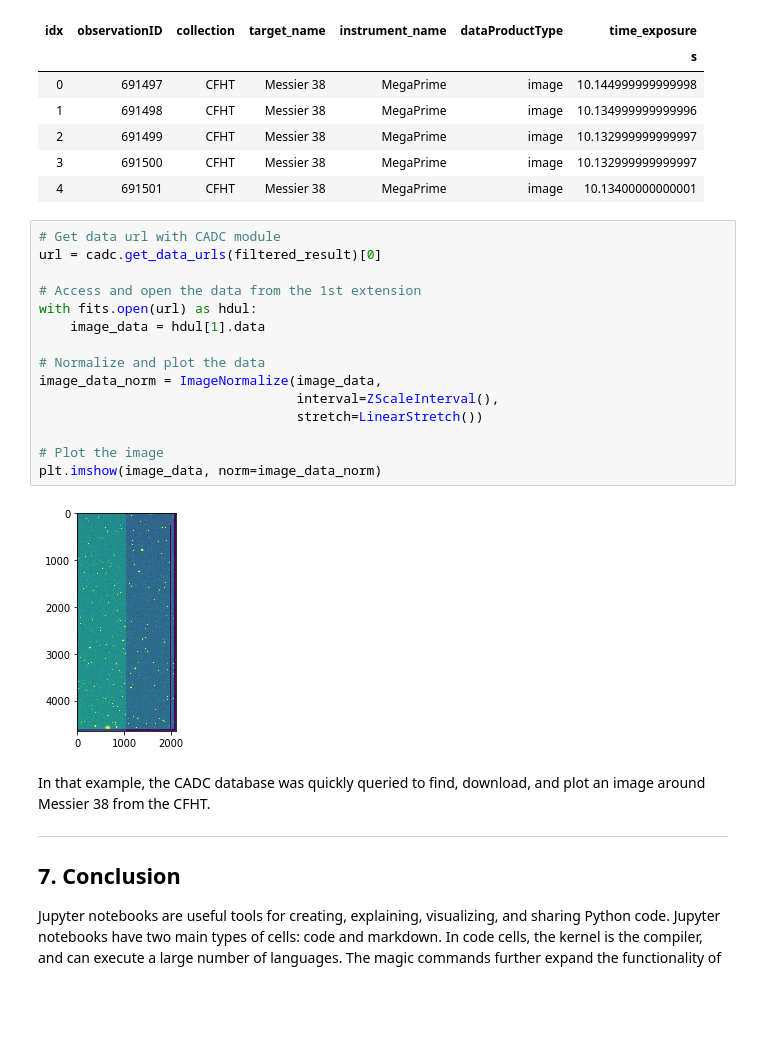
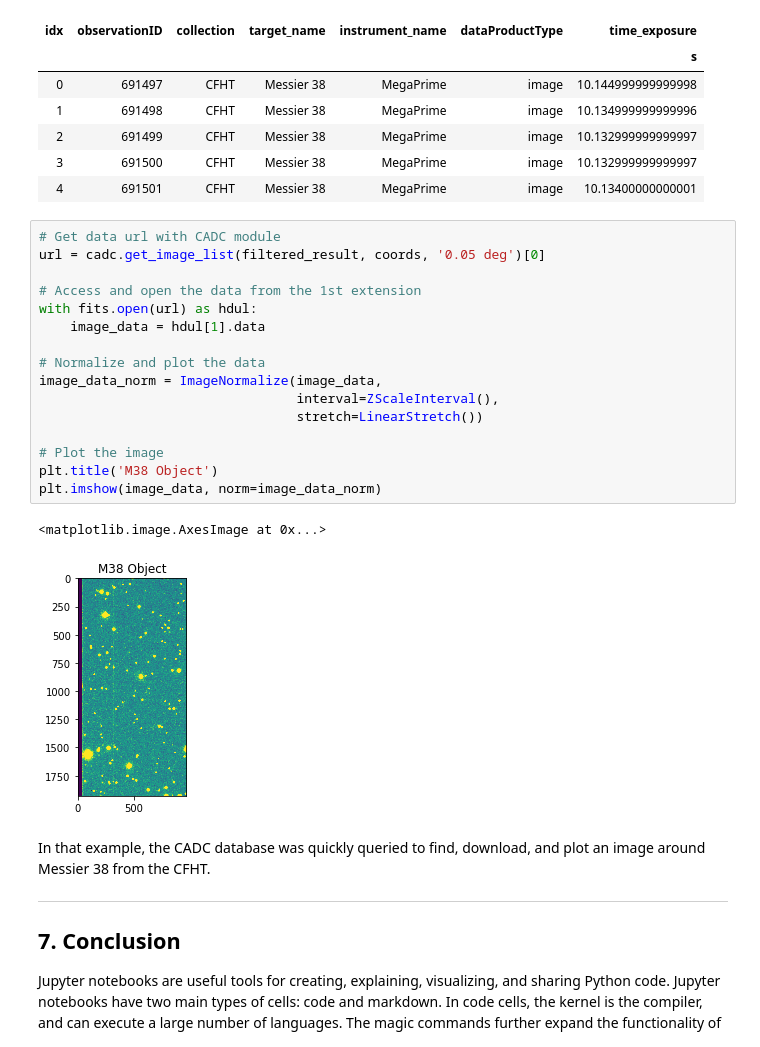
Before and after one commit to ellieb/work-term-report, a Jupyter notebook: notebook-tutorial.ipynb, the cells around one changed output. Saved outputs shown, nothing was run; the diff lists cells and outputs as text; blank space fills up the shorter version.

```diff
--- a/notebook-tutorial.ipynb
+++ b/notebook-tutorial.ipynb
@@ -474,21 +465,23 @@ Table masked=True length=5
 | 4 | 691501 | CFHT | Messier 38 | MegaPrime | image | 10.13400000000001 |
 # %%
 # Get data url with CADC module
-url = cadc.get_data_urls(filtered_result)[0]
+url = cadc.get_image_list(filtered_result, coords, '0.05 deg')[0]
 
 # Access and open the data from the 1st extension
 with fits.open(url) as hdul:
     image_data = hdul[1].data
 
 # Normalize and plot the data
 image_data_norm = ImageNormalize(image_data,
                                  interval=ZScaleInterval(),
                                  stretch=LinearStretch())
 
 # Plot the image
+plt.title('M38 Object')
 plt.imshow(image_data, norm=image_data_norm)
 # %% [output]
+<matplotlib.image.AxesImage at 0x...>
-[figure, old version]
+[figure, new version]
 # %% [markdown]
 In that example, the CADC database was quickly queried to find, download, and plot an image around Messier 38 from the CFHT.
 
```
Also changed, not shown: parts of 13 cells of this notebook.
